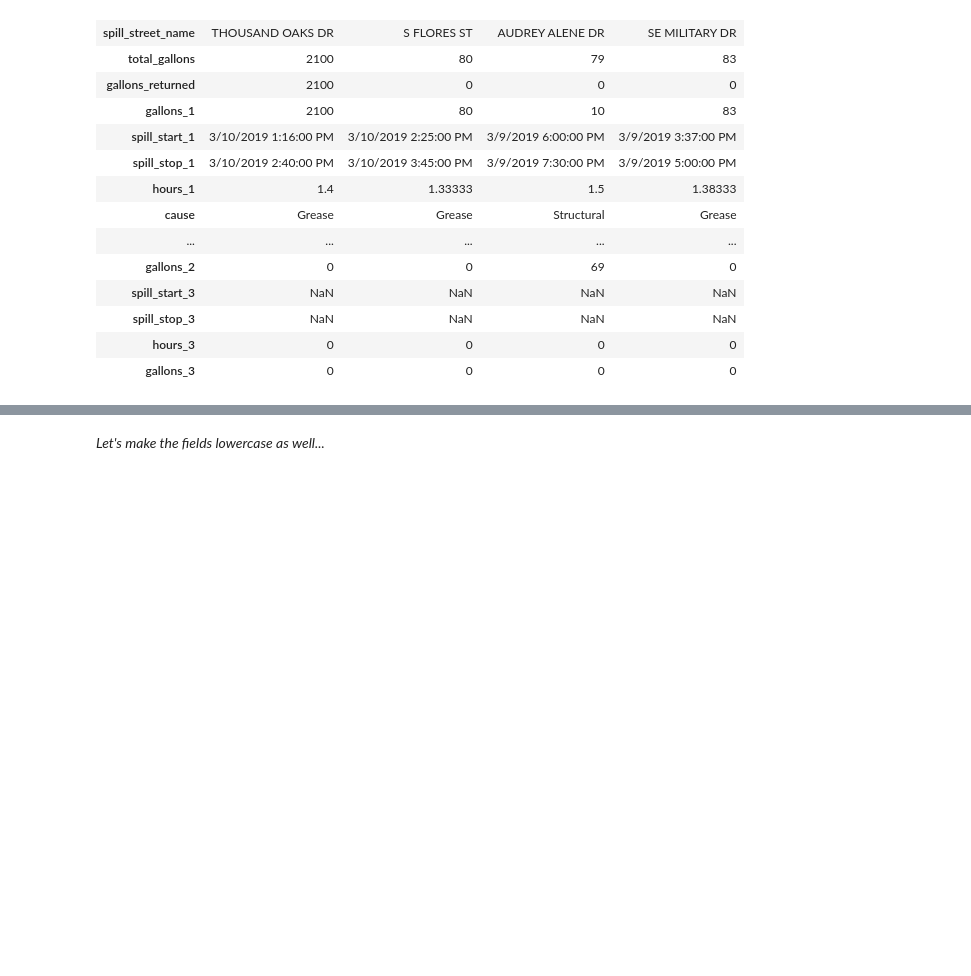
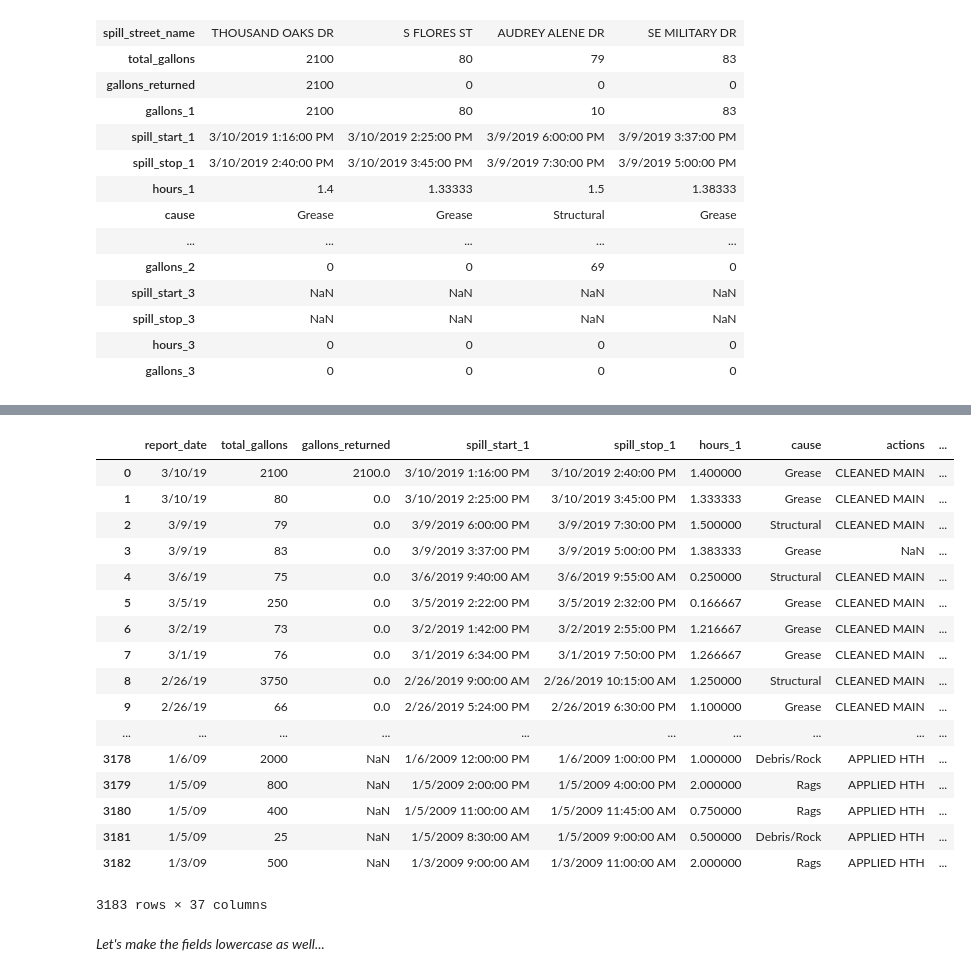
Before and after one commit to codeupada1/san-antonio-datathon-2019, a Jupyter notebook: master.ipynb, the cells around one changed output, grey strips where cells are left out. Cells and saved outputs as stored; diff of their text form; code cells hidden in the pictures; blank space fills up the shorter version.

```diff
--- a/master.ipynb
+++ b/master.ipynb
@@ -308,13 +309,13 @@ _Let's remove columns that do not add information._
 df1 = remove_columns(df1, columns=['sso_id',
                                    'inspection_key',
                                    'service_number',
+                                   'comments',
+                                   'ferguson',
+                                   'expr_1029',
                                    'downstream_depth',
                                    'upstream_depth',
                                    'sewer_asset_exp',
                                    'previous_spill_24mos',
-                                   'response_time',
-                                   'response_datetime',
-                                   'time_int'
                                 ])
 df1.head(4).T
 # %% [output]
@@ -337,0 +425,31 @@ df1.head(4).T
+# %%
+df1 = df1.drop(columns=['spill_start_2',
+                        'spill_stop_2',
+                        'hours_2',
+                        'gallons_2',
+                        'spill_start_3',
+                        'spill_stop_3',
+                        'hours_3',
+                        'gallons_3',
+                        'gallons_1'
+                     ])
+df1
+# %% [output]
+|  | report_date | total_gallons | gallons_returned | spill_start_1 | spill_stop_1 | hours_1 | cause | actions | ... |
+| 0 | 3/10/19 | 2100 | 2100.0 | 3/10/2019 1:16:00 PM | 3/10/2019 2:40:00 PM | 1.400000 | Grease | CLEANED MAIN | ... |
+| 1 | 3/10/19 | 80 | 0.0 | 3/10/2019 2:25:00 PM | 3/10/2019 3:45:00 PM | 1.333333 | Grease | CLEANED MAIN | ... |
+| 2 | 3/9/19 | 79 | 0.0 | 3/9/2019 6:00:00 PM | 3/9/2019 7:30:00 PM | 1.500000 | Structural | CLEANED MAIN | ... |
+| 3 | 3/9/19 | 83 | 0.0 | 3/9/2019 3:37:00 PM | 3/9/2019 5:00:00 PM | 1.383333 | Grease | NaN | ... |
+| 4 | 3/6/19 | 75 | 0.0 | 3/6/2019 9:40:00 AM | 3/6/2019 9:55:00 AM | 0.250000 | Structural | CLEANED MAIN | ... |
+| 5 | 3/5/19 | 250 | 0.0 | 3/5/2019 2:22:00 PM | 3/5/2019 2:32:00 PM | 0.166667 | Grease | CLEANED MAIN | ... |
+| 6 | 3/2/19 | 73 | 0.0 | 3/2/2019 1:42:00 PM | 3/2/2019 2:55:00 PM | 1.216667 | Grease | CLEANED MAIN | ... |
+| 7 | 3/1/19 | 76 | 0.0 | 3/1/2019 6:34:00 PM | 3/1/2019 7:50:00 PM | 1.266667 | Grease | CLEANED MAIN | ... |
+| 8 | 2/26/19 | 3750 | 0.0 | 2/26/2019 9:00:00 AM | 2/26/2019 10:15:00 AM | 1.250000 | Structural | CLEANED MAIN | ... |
+| 9 | 2/26/19 | 66 | 0.0 | 2/26/2019 5:24:00 PM | 2/26/2019 6:30:00 PM | 1.100000 | Grease | CLEANED MAIN | ... |
+| ... | ... | ... | ... | ... | ... | ... | ... | ... | ... |
+| 3178 | 1/6/09 | 2000 | NaN | 1/6/2009 12:00:00 PM | 1/6/2009 1:00:00 PM | 1.000000 | Debris/Rock | APPLIED HTH | ... |
+| 3179 | 1/5/09 | 800 | NaN | 1/5/2009 2:00:00 PM | 1/5/2009 4:00:00 PM | 2.000000 | Rags | APPLIED HTH | ... |
+| 3180 | 1/5/09 | 400 | NaN | 1/5/2009 11:00:00 AM | 1/5/2009 11:45:00 AM | 0.750000 | Rags | APPLIED HTH | ... |
+| 3181 | 1/5/09 | 25 | NaN | 1/5/2009 8:30:00 AM | 1/5/2009 9:00:00 AM | 0.500000 | Debris/Rock | APPLIED HTH | ... |
+| 3182 | 1/3/09 | 500 | NaN | 1/3/2009 9:00:00 AM | 1/3/2009 11:00:00 AM | 2.000000 | Rags | APPLIED HTH | ... |
+3183 rows × 37 columns
```
Also changed, not shown: parts of 33 cells of this notebook.
